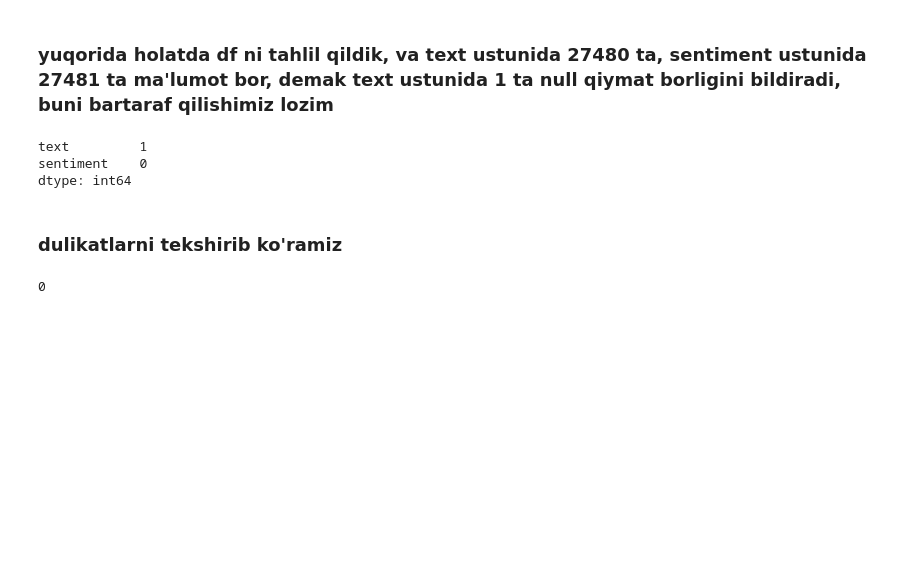
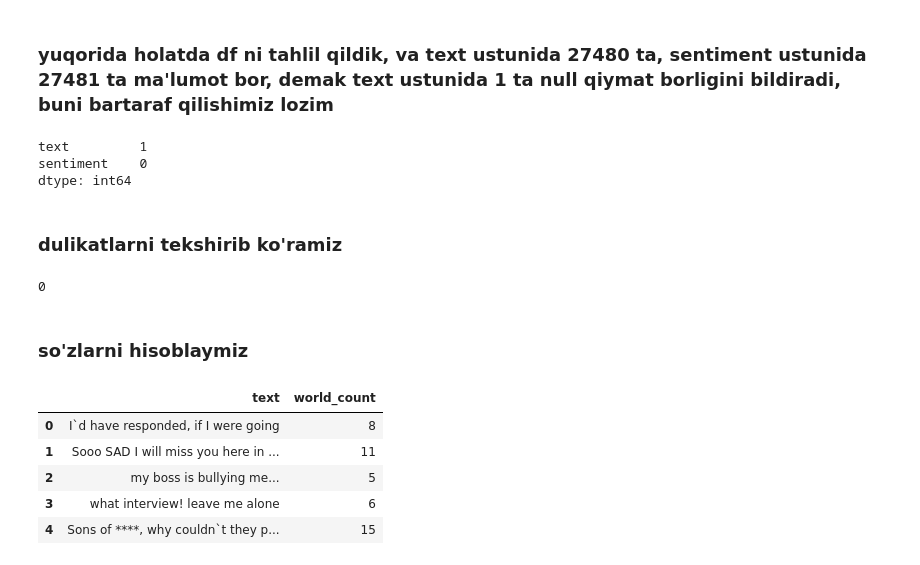
Before and after one commit to iMan0405/Portfolio_DT_vs_AI, a Jupyter notebook: Sentiment_Analysis_for_Social_Media.ipynb, the cells around one changed output. Cells and saved outputs as stored; diff of their text form; code cells hidden in the pictures; blank space fills up the shorter version.

```diff
--- a/Sentiment_Analysis_for_Social_Media.ipynb
+++ b/Sentiment_Analysis_for_Social_Media.ipynb
@@ -102,3 +102,15 @@ original_df = df.copy()
 df.duplicated().sum()
 # %% [output]
 0
+# %% [markdown]
+### so'zlarni hisoblaymiz
+# %%
+df['world_count'] = df['text'].apply(lambda x: len(str(x).split(" ")))
+df[['text', 'world_count']].head()
+# %% [output]
+|  | text | world_count |
+| 0 | I`d have responded, if I were going | 8 |
+| 1 | Sooo SAD I will miss you here in ... | 11 |
+| 2 | my boss is bullying me... | 5 |
+| 3 | what interview! leave me alone | 6 |
+| 4 | Sons of ****, why couldn`t they p... | 15 |
```
Also changed, not shown: parts of 1 cell of this notebook.
